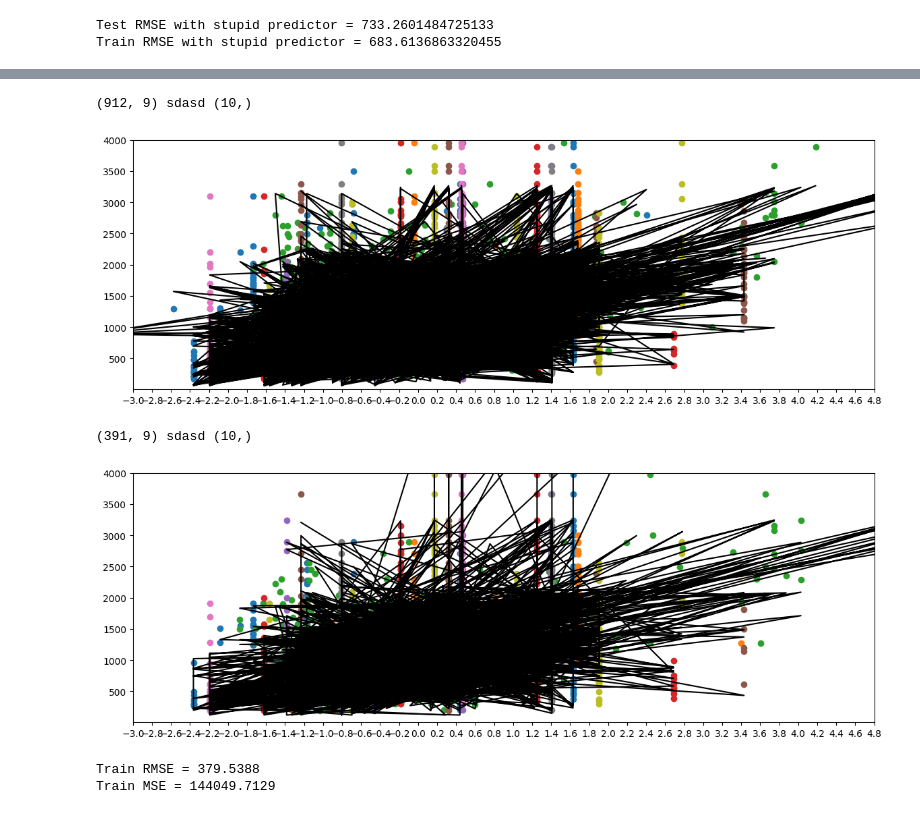
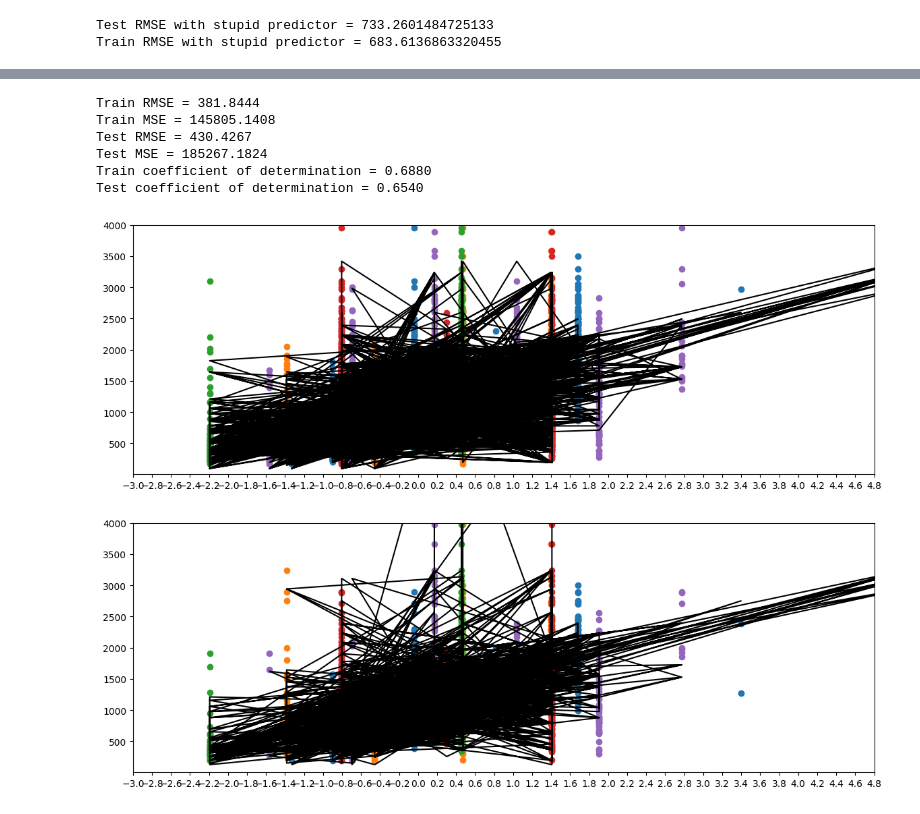
Before and after one commit to paNikitin/ml_course, a Jupyter notebook: ml_task1.ipynb, the cells around one changed output, grey strips where cells are left out. Drawn from its saved outputs; the diff is of its cells as text; code cells hidden in the pictures.

```diff
--- a/ml_task1.ipynb
+++ b/ml_task1.ipynb
@@ -93,0 +111,3 @@ df.tail(10)
+# %%
+df['Price_euros'] = y_selection
+df.head()
@@ -253,4 +280,6 @@ plt.plot(alpha_grid, -searcher.cv_results_["mean_test_score"])
 plt.xscale("log")
 plt.xlabel("alpha")
 plt.ylabel("CV score")
+alpha = searcher.best_params_["alpha"]/100
+print(alpha)
 # %% [output]
@@ -302,2 +386,13 @@ def gradient_descent(alpha, x, y, numIterations):
 # %%
 #X_test_scaled, X_train_scaled, y_train, y_test
+# %%
+alpha_grid = np.logspace(-3, 2, 10)
+searcher = GridSearchCV(GradientDescent(), [{"alpha": alpha_grid}], scoring="neg_root_mean_squared_error", cv=5)
+searcher.fit(X_train_scaled, y_train)
+
+plt.plot(alpha_grid, -searcher.cv_results_["mean_test_score"])
+plt.xscale("log")
+plt.xlabel("alpha")
+plt.ylabel("CV score")
+alpha = searcher.best_params_["alpha"]
+print(alpha)
@@ -304,43 +402,43 @@ def gradient_descent(alpha, x, y, numIterations):
+# %%
+gd_model = GradientDescent(alpha, 450)
+gd_model.fit(X_train_scaled, y_train)
+gd_y_test_pred = gd_model.predict(X_test_scaled)
+gd_y_train_pred = gd_model.predict(X_train_scaled)
+
+print("Train RMSE = %.4f" % mean_squared_error(y_train, gd_y_train_pred, squared=False))
+print("Train MSE = %.4f" % mean_squared_error(y_train, gd_y_train_pred))
+print("Test RMSE = %.4f" % mean_squared_error(y_test, gd_y_test_pred, squared=False))
+print("Test MSE = %.4f" % mean_squared_error(y_test, gd_y_test_pred))
+from sklearn.metrics import r2_score
+print("Train coefficient of determination = %.4f" % r2_score(y_train, gd_y_train_pred, force_finite=False))
+print("Test coefficient of determination = %.4f" % r2_score(y_test, gd_y_test_pred, force_finite=False))
+# %% [output]
+Train RMSE = 381.8444
+Train MSE = 145805.1408
+Test RMSE = 430.4267
+Test MSE = 185267.1824
+Train coefficient of determination = 0.6880
+Test coefficient of determination = 0.6540
 # %%
-alpha = 0.01 # learning rate
-theta = gradient_descent(alpha, X_train_scaled, y_train, 450)
-y_predict = np.ones(X_train_scaled.shape[0])
-y_predict *= theta[0]
-print(X_train_scaled.shape,'sdasd',theta.shape)
-for i in range(0, len(y_predict)):
-    for j in range(1, theta.shape[0]):
-        y_predict[i] += theta[j]*X_train_scaled[i,j-1]
-
-
 plt.ylim(5,4000)
 plt.xlim(-3,4)
 plt.xticks(np.arange(-3, 5, step=0.2))
 plt.gca().margins(x=0)
 plt.gcf().canvas.draw()
 tl = plt.gca().get_xticklabels()
 maxsize = max([t.get_window_extent().width for t in tl])
 m = 0.9 # inch margin
 s = maxsize/plt.gcf().dpi*40+2*m
 margin = m/plt.gcf().get_size_inches()[0]
 plt.gcf().subplots_adjust(left=margin, right=1.-margin)
 plt.gcf().set_size_inches(s, plt.gcf().get_size_inches()[1])
 
 pylab.plot(X_train_scaled,y_train,'o')
-pylab.plot(X_train_scaled,y_predict,'k-')
-pylab.show()
+pylab.plot(X_train_scaled,gd_y_train_pred,'k-')
+pylab.show('train')
 # %% [output]
-(912, 9) sdasd (10,)
-[figure, old version]
+[figure, new version]
 # %%
-theta = gradient_descent(alpha, X_test_scaled, y_test, 450)
-y_test_predict = np.ones(X_test_scaled.shape[0])
-y_test_predict *= theta[0]
-print(X_test_scaled.shape,'sdasd',theta.shape)
-for i in range(0, len(y_test_predict)):
-    for j in range(1, theta.shape[0]):
-        y_test_predict[i] += theta[j]*X_test_scaled[i,j-1]
-
-
 plt.ylim(5,4000)
 plt.xlim(-3,4)
 plt.xticks(np.arange(-3, 5, step=0.2))
@@ -355,14 +453,7 @@ plt.gcf().subplots_adjust(left=margin, right=1.-margin)
 plt.gcf().set_size_inches(s, plt.gcf().get_size_inches()[1])
 
 pylab.plot(X_test_scaled,y_test,'o')
-pylab.plot(X_test_scaled,y_test_predict,'k-')
-pylab.show()
+pylab.plot(X_test_scaled,gd_y_test_pred,'k-')
+pylab.show('test')
 # %% [output]
-(391, 9) sdasd (10,)
-[figure, old version]
+[figure, new version]
-# %%
-print("Train RMSE = %.4f" % mean_squared_error(y_train, y_predict, squared=False))
-print("Train MSE = %.4f" % mean_squared_error(y_train, y_predict))
-# %% [output]
-Train RMSE = 379.5388
-Train MSE = 144049.7129
```
Also changed, not shown: parts of 36 cells of this notebook.
